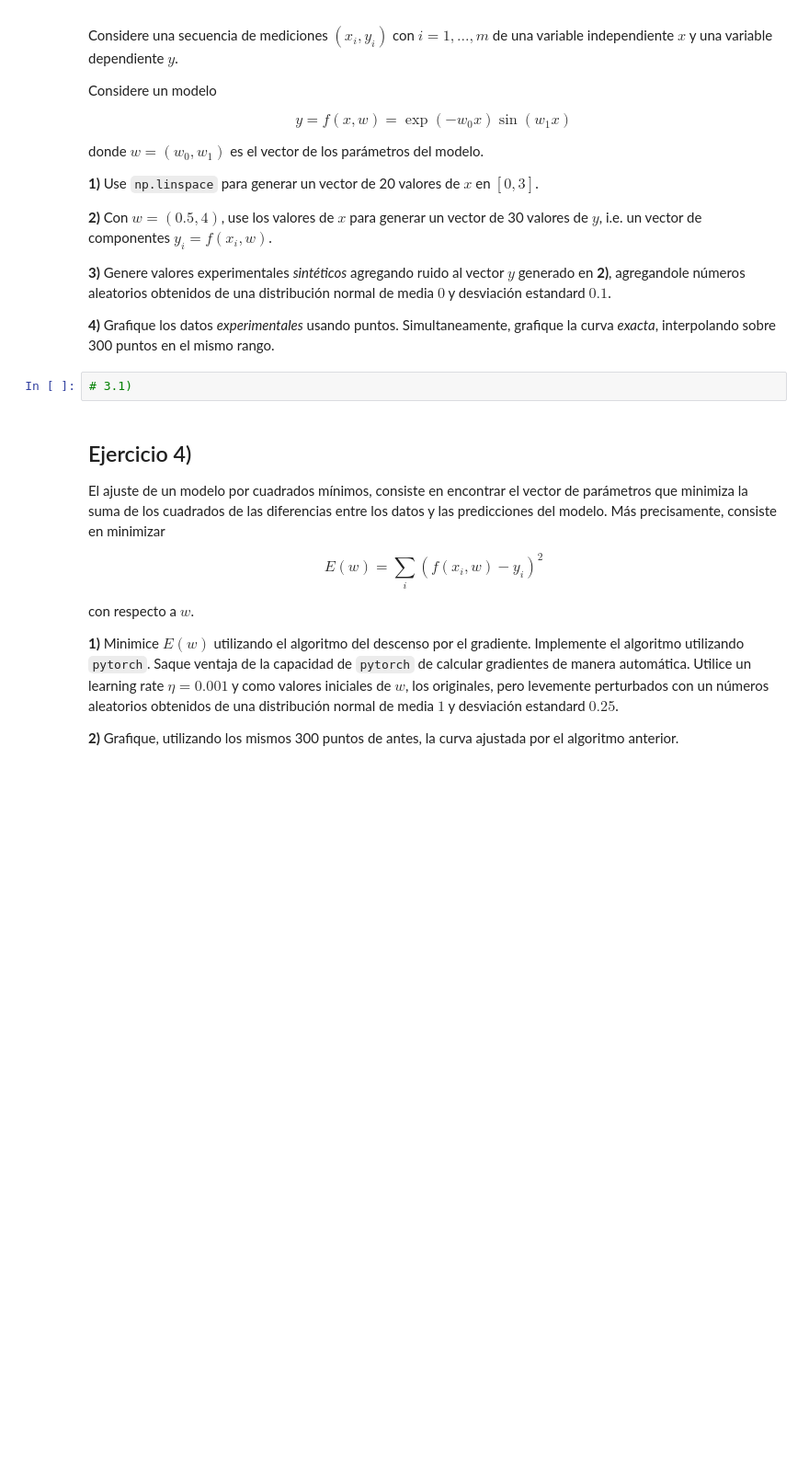
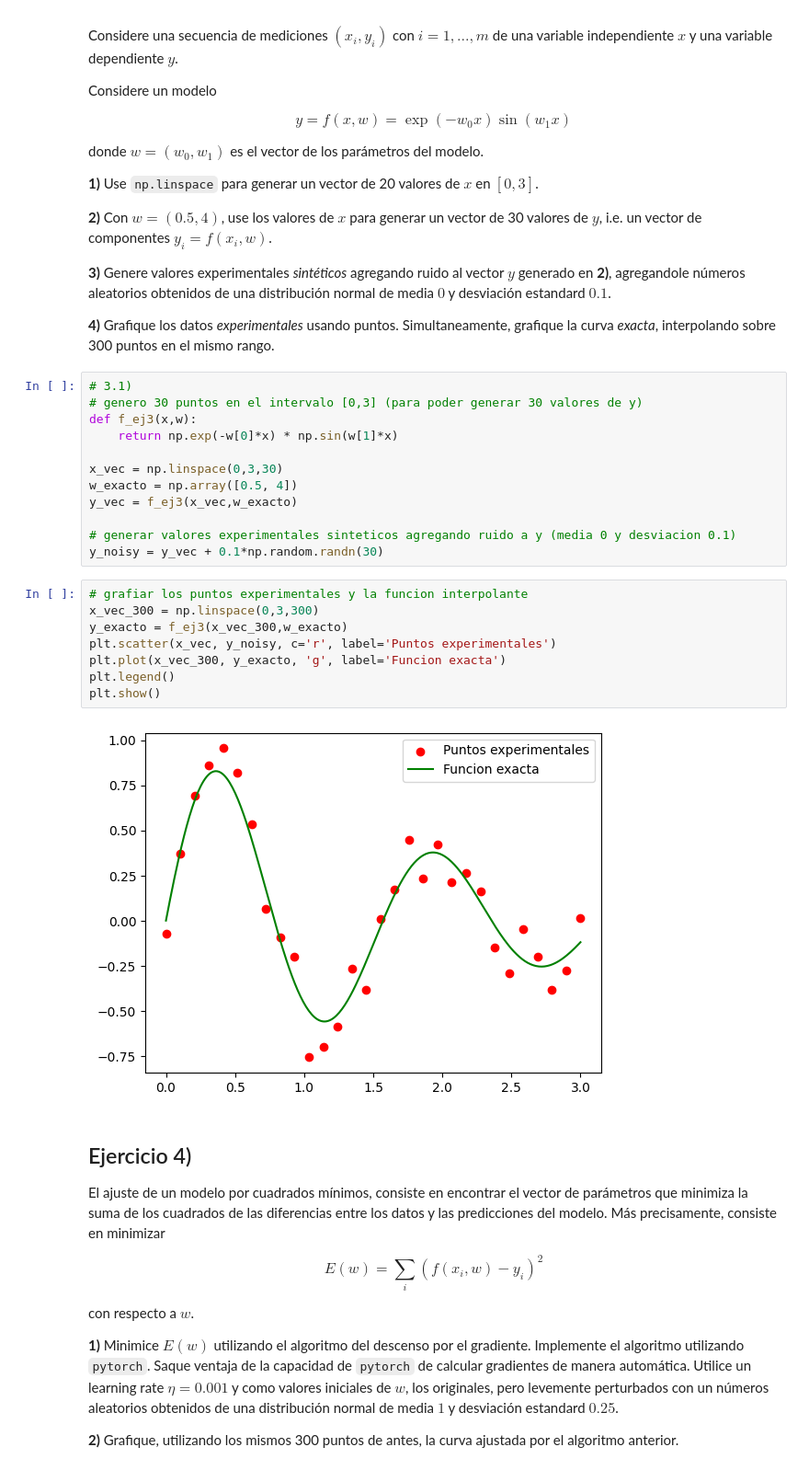
Before and after one commit to AdolfoBanchio/Redes-neuronales-2024, a Jupyter notebook: guias_ejercicios/redes_neuronales_2024_guia_11.ipynb, the cells around one changed output. Shown at 92% size. Cells and saved outputs as stored; diff of their text form; blank space fills up the shorter version.

```diff
--- a/guias_ejercicios/redes_neuronales_2024_guia_11.ipynb
+++ b/guias_ejercicios/redes_neuronales_2024_guia_11.ipynb
@@ -66,8 +46,28 @@ donde $w=(w_0,w_1)$ es el vector de los parámetros del modelo.
 
 **4)** Grafique los datos *experimentales* usando puntos.
 Simultaneamente, grafique la curva *exacta*, interpolando sobre 300 puntos en el mismo rango.
-# %%
-# 3.1)
+# %%
+# 3.1)
+# genero 30 puntos en el intervalo [0,3] (para poder generar 30 valores de y)
+def f_ej3(x,w):
+    return np.exp(-w[0]*x) * np.sin(w[1]*x)
+
+x_vec = np.linspace(0,3,30)
+w_exacto = np.array([0.5, 4])
+y_vec = f_ej3(x_vec,w_exacto)
+
+# generar valores experimentales sinteticos agregando ruido a y (media 0 y desviacion 0.1)
+y_noisy = y_vec + 0.1*np.random.randn(30)
+# %%
+# grafiar los puntos experimentales y la funcion interpolante
+x_vec_300 = np.linspace(0,3,300)
+y_exacto = f_ej3(x_vec_300,w_exacto)
+plt.scatter(x_vec, y_noisy, c='r', label='Puntos experimentales')
+plt.plot(x_vec_300, y_exacto, 'g', label='Funcion exacta')
+plt.legend()
+plt.show()
+# %% [output]
+[figure, added]
 # %% [markdown]
 ## Ejercicio 4)
 
```
Also changed, not shown: parts of 8 cells of this notebook, 2 other files.
